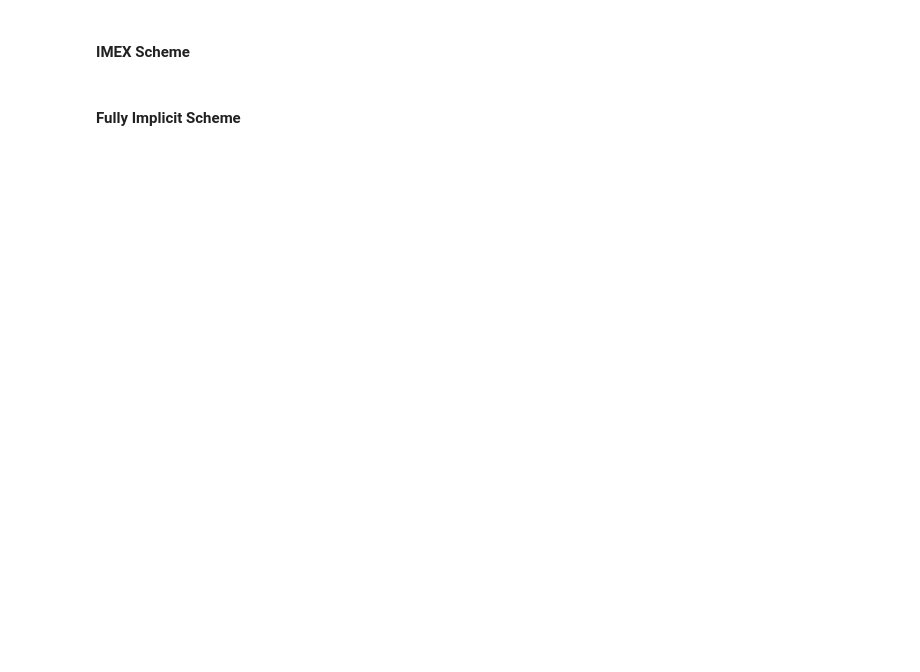
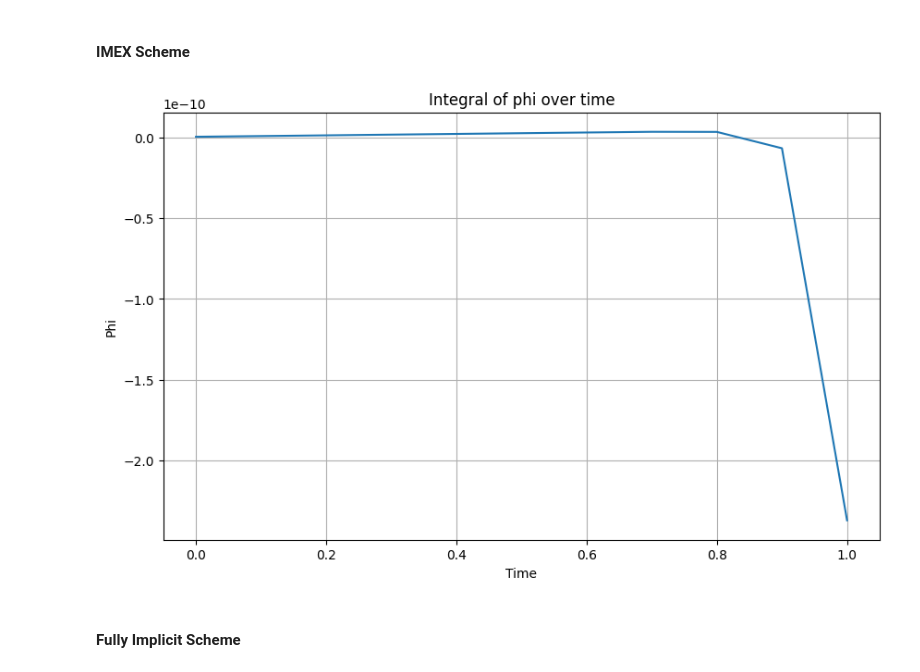
Before and after one commit to sannejamila/FEM_Project2, a Jupyter notebook: Project2.ipynb, the cells around one changed output. Drawn from its saved outputs; the diff is of its cells as text; code cells hidden in the pictures; blank space fills up the shorter version.

```diff
--- a/Project2.ipynb
+++ b/Project2.ipynb
@@ -361,6 +374,7 @@ def IMEXScheme(mesh,fes,phi,mu,v,w,phi_old,epsilon,gamma,M,tau,T):
     gfut.AddMultiDimComponent(gfu.vec)
     t=0
     L2_error = []
+    integral = []
     A = BilinearForm(fes)
     A += phi*v*dx+tau*M*grad(mu)*grad(v)*dx -gamma*(phi_exact(t)**2-1)*phi*w*dx+ mu*w*dx-epsilon*grad(phi)*grad(w)*dx
 
@@ -387,26 +401,18 @@ def IMEXScheme(mesh,fes,phi,mu,v,w,phi_old,epsilon,gamma,M,tau,T):
         e_h = gfu.components[0]-phi_exact(t)
         norm = np.sqrt(Integrate(e_h*e_h,mesh))
         L2_error.append(norm)
+        int_phi = Integrate(gfu.components[0],mesh)
+        L2_error.append(norm)
+        integral.append(int_phi)
 
         #Storing and updating phi
         gfut.AddMultiDimComponent(gfu.vec)
         phi_old.vec.data = gfu.components[0].vec
         #t += tau
 
-    return gfut,gfu, L2_error
+    return gfut,gfu, L2_error, integral
 # %%
-# Defining parameters
-epsilon = 0.02
-gamma = 50
-M = 1e-3
-maxh = 0.01
-order = 1
-tau = 0.1
-T = 1
-#Defining mesh and Finite element space
-mesh = Mesh(unit_square.GenerateMesh(maxh=maxh))
-V = H1(mesh, order=1)
-fes = V*V
+
 
 #Defining trial and test functions
 phi,mu = fes.TrialFunction()  #n+1
@@ -419,8 +425,22 @@ random_values= np.zeros(V.ndof)
 phi_old.vec.data = random_values
 
 
-gfut,gfu, L2_error = IMEXScheme(mesh,fes,phi,mu,v,w,phi_old,epsilon,gamma,M,tau,T)
-Draw(gfut.components[0], mesh, interpolate_multidim = True, animate = True)
+gfut,gfu, L2_error, integral = IMEXScheme(mesh,fes,phi,mu,v,w,phi_old,epsilon,gamma,M,tau,T)
+#Draw(gfut.components[0], mesh, interpolate_multidim = True, animate = True)
+# %%
+size = len(integral)
+time = np.linspace(0,T,size)
+
+
+plt.figure(figsize=(10, 6))
+plt.plot(time,integral)
+plt.xlabel('Time')
+plt.ylabel('Phi')
+plt.title('Integral of phi over time')
+plt.grid(True)
+plt.show()
+# %% [output]
+[figure, added]
 # %% [markdown]
 #### Fully Implicit Scheme
 # %%
```
Also changed, not shown: parts of 10 cells of this notebook, 2 other files.
